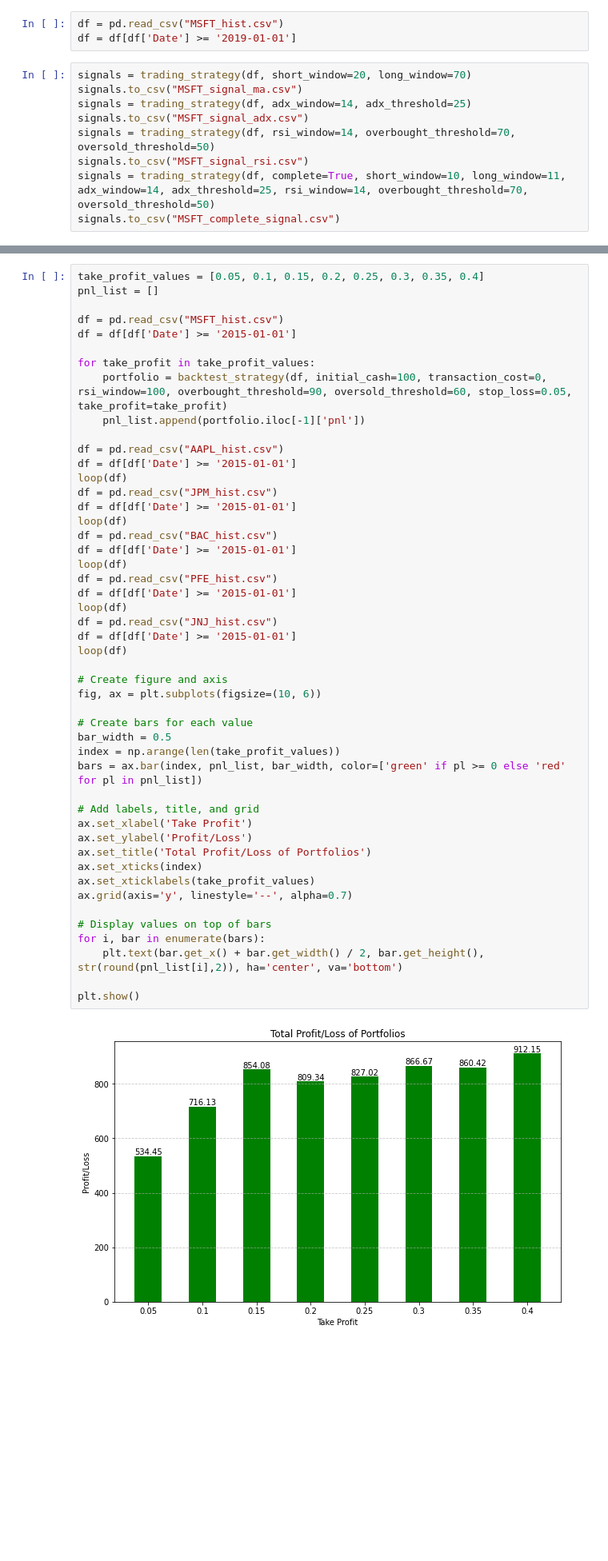
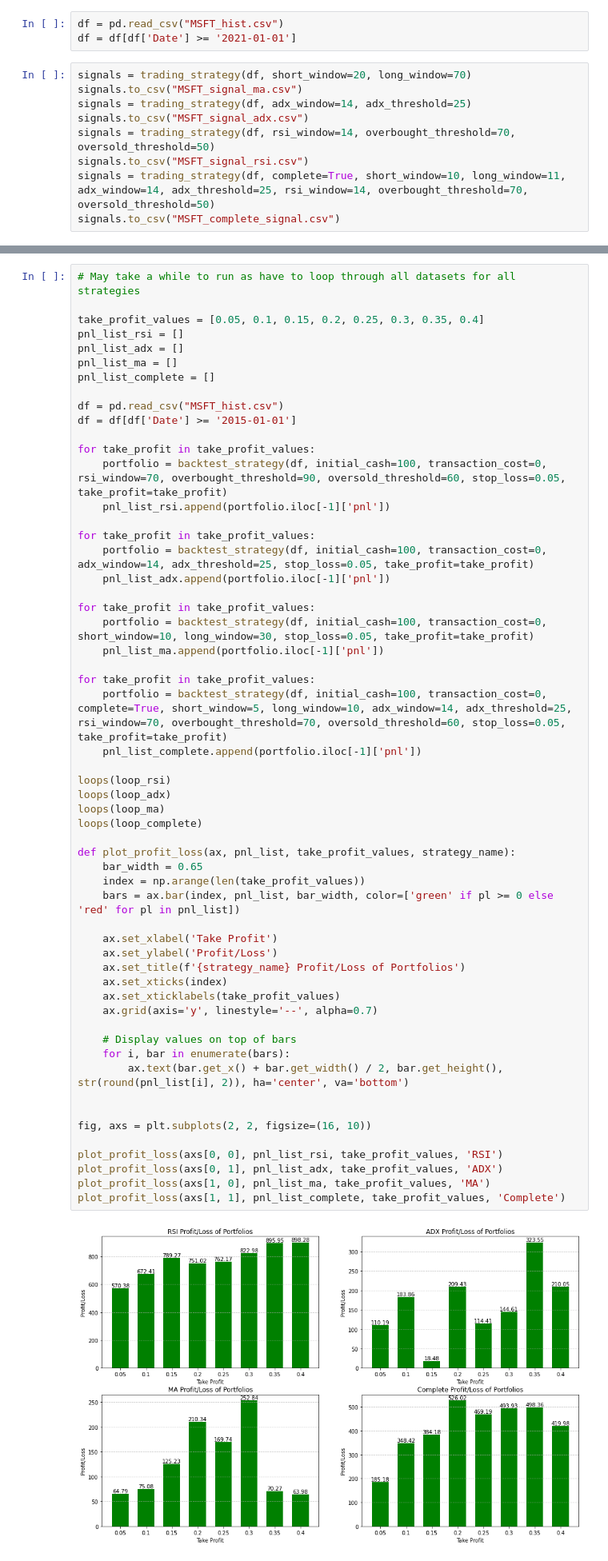
Before and after one commit to stefancourt/Trading-bot-website, a Jupyter notebook: Technical Documents/Jupyter/AI-Backtesting.ipynb, the cells around one changed output, grey strips where cells are left out. Shown: that part at 80% size. Drawn from its saved outputs; the diff is of its cells as text; blank space fills up the shorter version.

```diff
--- a/Technical Documents/Jupyter/AI-Backtesting.ipynb
+++ b/Technical Documents/Jupyter/AI-Backtesting.ipynb
@@ -102,7 +102,7 @@ def trading_strategy(data, complete=False, rsi_window=None, overbought_threshold
     return signals
 # %%
 df = pd.read_csv("MSFT_hist.csv")
-df = df[df['Date'] >= '2019-01-01']
+df = df[df['Date'] >= '2021-01-01']
 # %%
 signals = trading_strategy(df, short_window=20, long_window=70)
 signals.to_csv("MSFT_signal_ma.csv")
@@ -557,53 +733,61 @@ def loop(df):
 # %%
+# May take a while to run as have to loop through all datasets for all strategies
+
 take_profit_values = [0.05, 0.1, 0.15, 0.2, 0.25, 0.3, 0.35, 0.4]
-pnl_list = []
+pnl_list_rsi = []
+pnl_list_adx = []
+pnl_list_ma = []
+pnl_list_complete = []
 
 df = pd.read_csv("MSFT_hist.csv")
 df = df[df['Date'] >= '2015-01-01']
 
 for take_profit in take_profit_values:
-    portfolio = backtest_strategy(df, initial_cash=100, transaction_cost=0, rsi_window=100, overbought_threshold=90, oversold_threshold=60, stop_loss=0.05, take_profit=take_profit)
-    pnl_list.append(portfolio.iloc[-1]['pnl'])
+    portfolio = backtest_strategy(df, initial_cash=100, transaction_cost=0, rsi_window=70, overbought_threshold=90, oversold_threshold=60, stop_loss=0.05, take_profit=take_profit)
+    pnl_list_rsi.append(portfolio.iloc[-1]['pnl'])
 
-df = pd.read_csv("AAPL_hist.csv")
-df = df[df['Date'] >= '2015-01-01']
-loop(df)
-df = pd.read_csv("JPM_hist.csv")
-df = df[df['Date'] >= '2015-01-01']
-loop(df)
-df = pd.read_csv("BAC_hist.csv")
-df = df[df['Date'] >= '2015-01-01']
-loop(df)
-df = pd.read_csv("PFE_hist.csv")
-df = df[df['Date'] >= '2015-01-01']
-loop(df)
-df = pd.read_csv("JNJ_hist.csv")
-df = df[df['Date'] >= '2015-01-01']
-loop(df)
+for take_profit in take_profit_values:
+    portfolio = backtest_strategy(df, initial_cash=100, transaction_cost=0, adx_window=14, adx_threshold=25, stop_loss=0.05, take_profit=take_profit)
+    pnl_list_adx.append(portfolio.iloc[-1]['pnl'])
 
-# Create figure and axis
-fig, ax = plt.subplots(figsize=(10, 6))
+for take_profit in take_profit_values:
+    portfolio = backtest_strategy(df, initial_cash=100, transaction_cost=0, short_window=10, long_window=30, stop_loss=0.05, take_profit=take_profit)
+    pnl_list_ma.append(portfolio.iloc[-1]['pnl'])
 
-# Create bars for each value
-bar_width = 0.5
-index = np.arange(len(take_profit_values))
-bars = ax.bar(index, pnl_list, bar_width, color=['green' if pl >= 0 else 'red' for pl in pnl_list])
+for take_profit in take_profit_values:
+    portfolio = backtest_strategy(df, initial_cash=100, transaction_cost=0, complete=True, short_window=5, long_window=10, adx_window=14, adx_threshold=25, rsi_window=70, overbought_threshold=70, oversold_threshold=60, stop_loss=0.05, take_profit=take_profit)
+    pnl_list_complete.append(portfolio.iloc[-1]['pnl'])
 
-# Add labels, title, and grid
-ax.set_xlabel('Take Profit')
-ax.set_ylabel('Profit/Loss')
-ax.set_title('Total Profit/Loss of Portfolios')
-ax.set_xticks(index)
-ax.set_xticklabels(take_profit_values)
-ax.grid(axis='y', linestyle='--', alpha=0.7)
+loops(loop_rsi)
+loops(loop_adx)
+loops(loop_ma)
+loops(loop_complete)
 
-# Display values on top of bars
-for i, bar in enumerate(bars):
-    plt.text(bar.get_x() + bar.get_width() / 2, bar.get_height(), str(round(pnl_list[i],2)), ha='center', va='bottom')
+def plot_profit_loss(ax, pnl_list, take_profit_values, strategy_name):
+    bar_width = 0.65
+    index = np.arange(len(take_profit_values))
+    bars = ax.bar(index, pnl_list, bar_width, color=['green' if pl >= 0 else 'red' for pl in pnl_list])
 
-plt.show()
+    ax.set_xlabel('Take Profit')
+    ax.set_ylabel('Profit/Loss')
+    ax.set_title(f'{strategy_name} Profit/Loss of Portfolios')
+    ax.set_xticks(index)
+    ax.set_xticklabels(take_profit_values)
+    ax.grid(axis='y', linestyle='--', alpha=0.7)
+
+    # Display values on top of bars
+    for i, bar in enumerate(bars):
+        ax.text(bar.get_x() + bar.get_width() / 2, bar.get_height(), str(round(pnl_list[i], 2)), ha='center', va='bottom')
+
+
+fig, axs = plt.subplots(2, 2, figsize=(16, 10))
+
+plot_profit_loss(axs[0, 0], pnl_list_rsi, take_profit_values, 'RSI')
+plot_profit_loss(axs[0, 1], pnl_list_adx, take_profit_values, 'ADX')
+plot_profit_loss(axs[1, 0], pnl_list_ma, take_profit_values, 'MA')
+plot_profit_loss(axs[1, 1], pnl_list_complete, take_profit_values, 'Complete')
 # %% [output]
-[figure, old version]
+[figure, new version]
 # %%
 def complete_loop(df):
     portfolio = backtest_strategy(df, initial_cash=100, transaction_cost=0, complete=True, short_window=5, long_window=10, adx_window=14, adx_threshold=25, rsi_window=70, overbought_threshold=70, oversold_threshold=60, stop_loss=0.05, take_profit=0.2)
```
Also changed, not shown: parts of 16 cells of this notebook, 19 other files.
